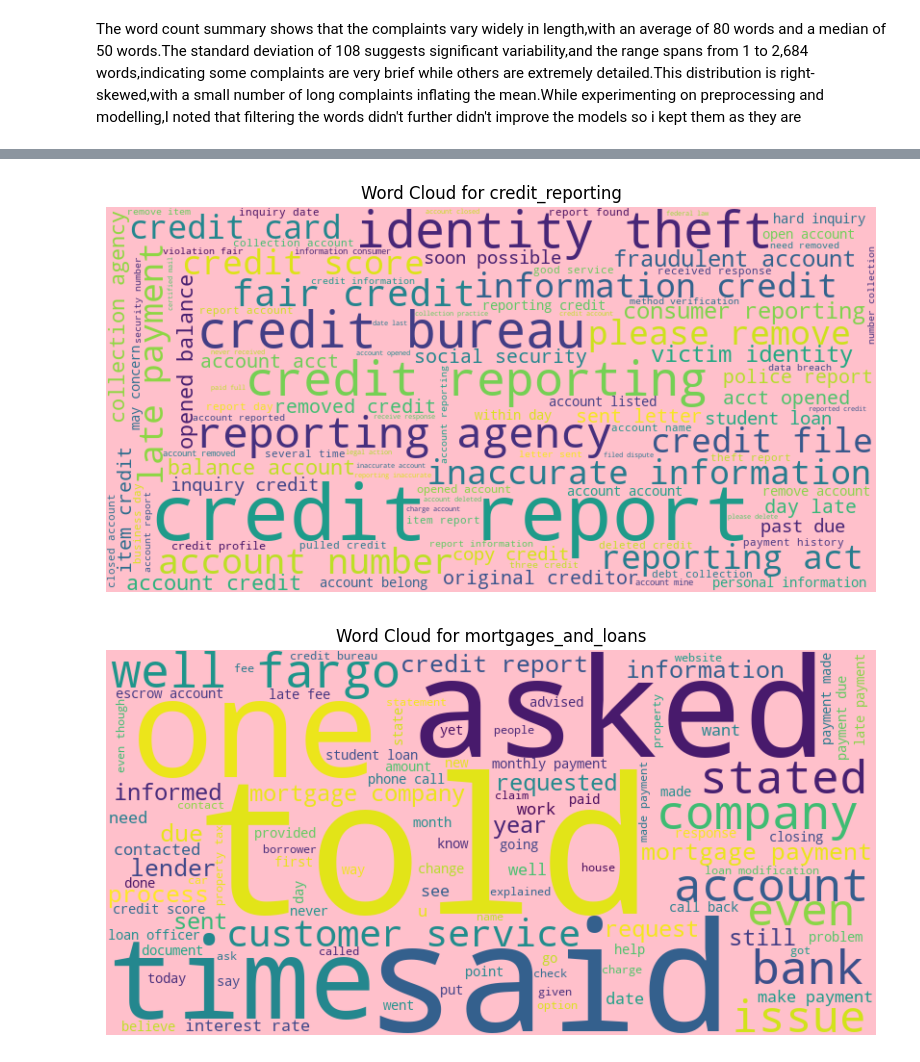
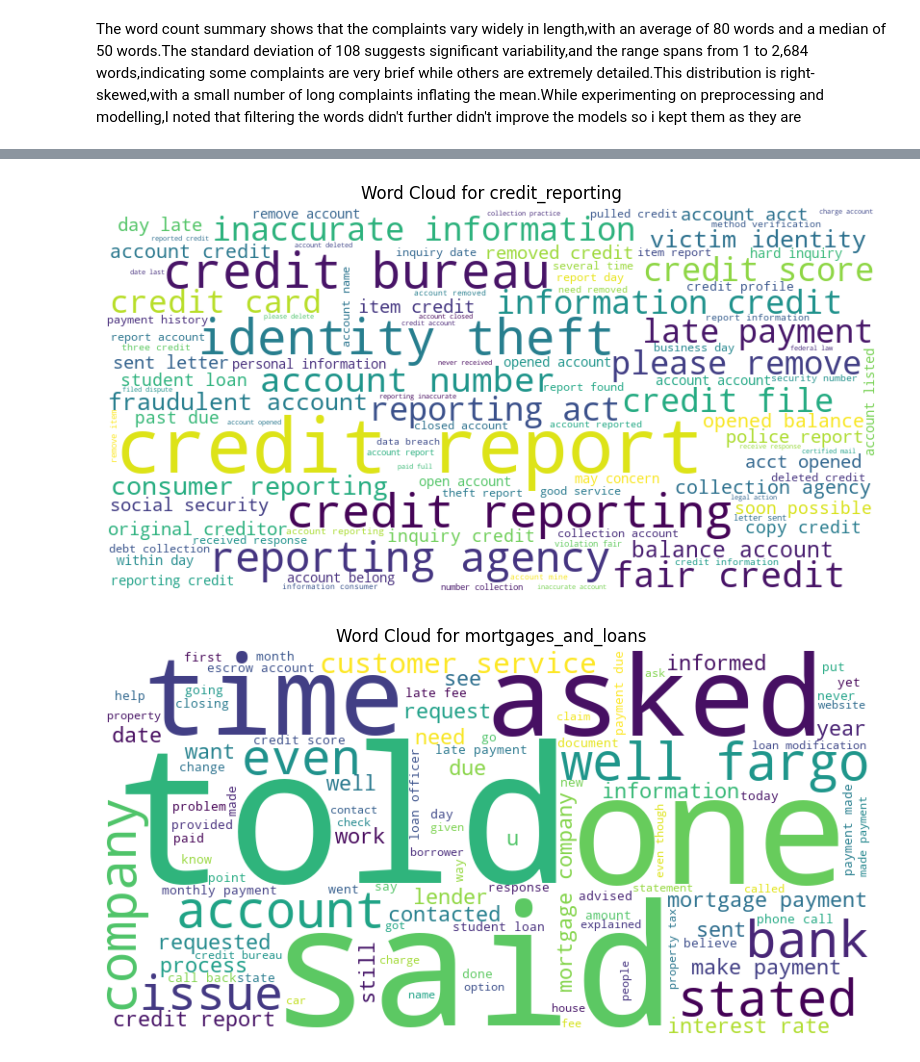
Before and after one commit to victoriamuinde07/NLP-project, a Jupyter notebook: victoria-ipynb.ipynb, the cells around one changed output, grey strips where cells are left out. Drawn from its saved outputs; the diff is of its cells as text; code cells hidden in the pictures.

```diff
--- a/victoria-ipynb.ipynb
+++ b/victoria-ipynb.ipynb
@@ -421,7 +421,7 @@ The word count summary shows that the complaints vary widely in length,with an a
 #function to generate word cloud for each product label
 def generate_word_cloud(data,product_label):
     text = ' '.join(data['cleaned_narrative'][data['product'] == product_label])
-    wordcloud = WordCloud(width=800, height=400,background_color = 'pink',max_words=100).generate(text)
+    wordcloud = WordCloud(width=800, height=400,background_color = 'white',max_words=100).generate(text)
     plt.figure(figsize=(10,5))
     plt.imshow(wordcloud,interpolation='bilinear')
     plt.title(f'Word Cloud for {product_label}')
@@ -440,2 +440,2 @@ for label in product_labels:
-[figure, old version]
+[figure, new version]
-[figure, old version]
+[figure, new version]
```
Also changed, not shown: parts of 8 cells of this notebook.
